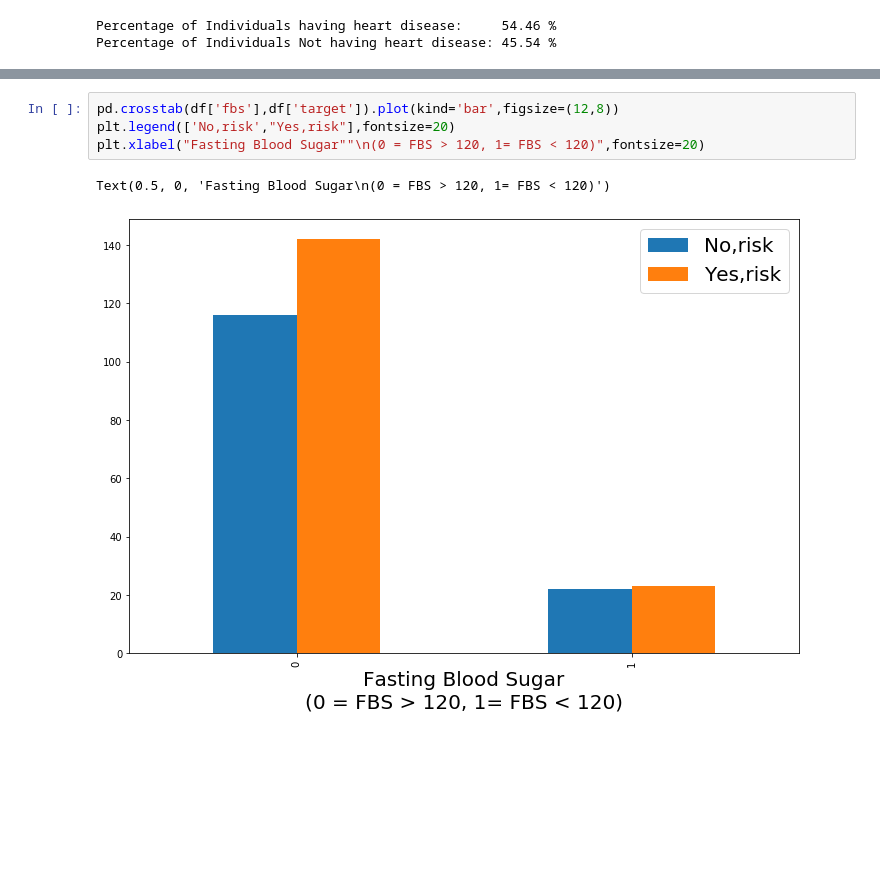
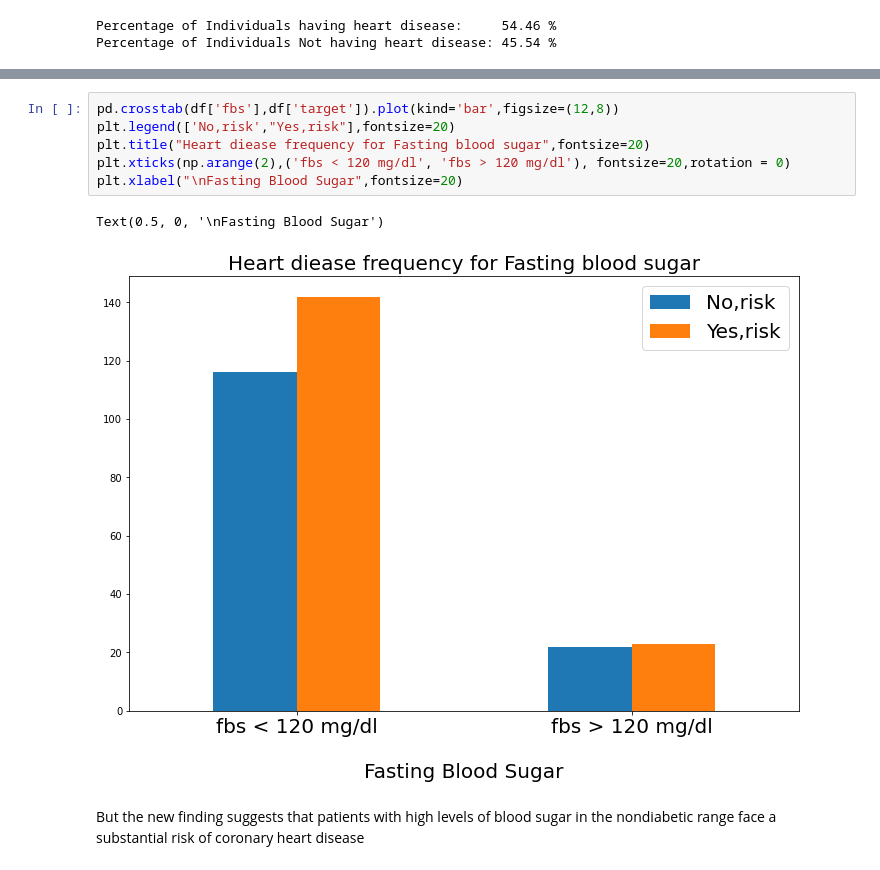
Before and after one commit to Parag18081994/Ghost, a Jupyter notebook: Python/Practise/2021/KNN/KNN_heart_diesase.ipynb, the cells around one changed output, grey strips where cells are left out. Drawn from its saved outputs; the diff is of its cells as text; blank space fills up the shorter version.

```diff
--- a/Python/Practise/2021/KNN/KNN_heart_diesase.ipynb
+++ b/Python/Practise/2021/KNN/KNN_heart_diesase.ipynb
@@ -152,10 +135,14 @@ Text(0.5, 0, 'Type of Chest pain')
 # %%
 pd.crosstab(df['fbs'],df['target']).plot(kind='bar',figsize=(12,8))
 plt.legend(['No,risk',"Yes,risk"],fontsize=20)
-plt.xlabel("Fasting Blood Sugar""\n(0 = FBS > 120, 1= FBS < 120)",fontsize=20)
+plt.title("Heart diease frequency for Fasting blood sugar",fontsize=20)
+plt.xticks(np.arange(2),('fbs < 120 mg/dl', 'fbs > 120 mg/dl'), fontsize=20,rotation = 0)
+plt.xlabel("\nFasting Blood Sugar",fontsize=20)
 # %% [output]
-Text(0.5, 0, 'Fasting Blood Sugar\n(0 = FBS > 120, 1= FBS < 120)')
+Text(0.5, 0, '\nFasting Blood Sugar')
-[figure, old version]
+[figure, new version]
+# %% [markdown]
+But the new finding suggests that patients with high levels of blood sugar in the nondiabetic range face a substantial risk of coronary heart disease
 # %%
 pd.crosstab(df['trestbps'],df['target']).plot(kind='bar',figsize=(20,10))
 # %% [output]
```
Also changed, not shown: parts of 25 cells of this notebook.
